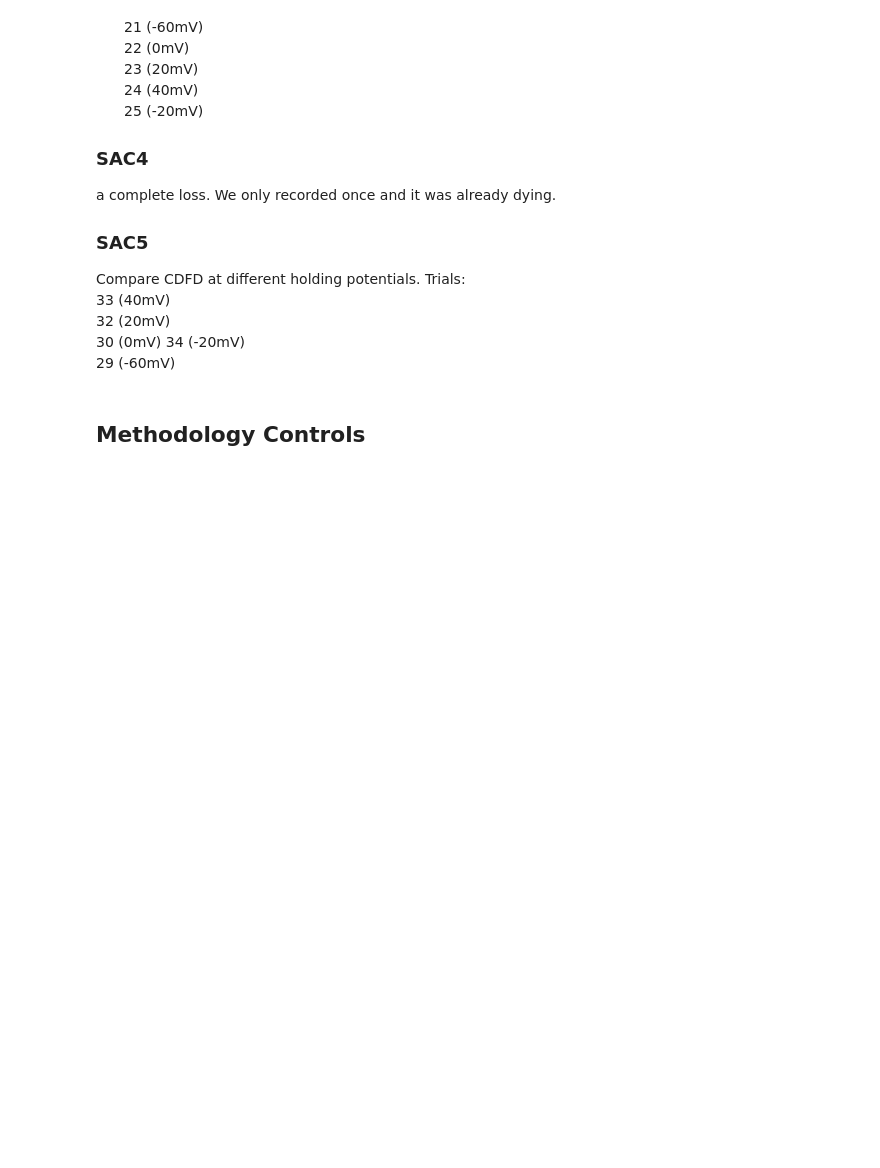
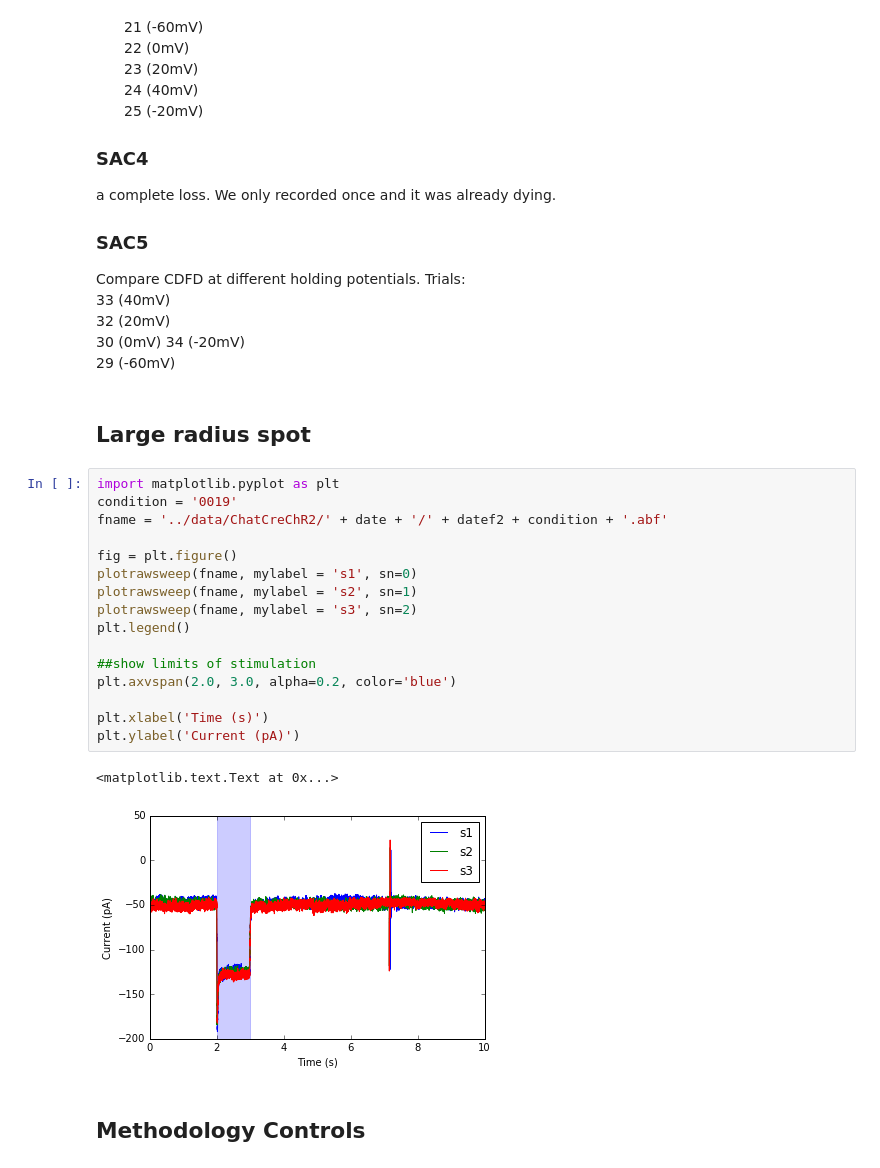
Before and after one commit to vdutell/ephysanalysis, a Jupyter notebook: vclamp.ipynb, the cells around one changed output. Cells and saved outputs as stored; diff of their text form; blank space fills up the shorter version.

```diff
--- a/vclamp.ipynb
+++ b/vclamp.ipynb
@@ -119,6 +121,27 @@ Trials:
 30 (0mV)
 34 (-20mV)
 29 (-60mV)
+# %% [markdown]
+## Large radius spot
+# %%
+import matplotlib.pyplot as plt
+condition = '0019'
+fname = '../data/ChatCreChR2/' + date + '/' + datef2 + condition + '.abf'
+
+fig = plt.figure()
+plotrawsweep(fname, mylabel = 's1', sn=0)
+plotrawsweep(fname, mylabel = 's2', sn=1)
+plotrawsweep(fname, mylabel = 's3', sn=2)
+plt.legend()
+
+##show limits of stimulation
+plt.axvspan(2.0, 3.0, alpha=0.2, color='blue')
+
+plt.xlabel('Time (s)')
+plt.ylabel('Current (pA)')
+# %% [output]
+<matplotlib.text.Text at 0x...>
+[figure, added]
 # %% [markdown]
 ## Methodology Controls
 # %% [markdown]
```
Also changed, not shown: parts of 39 cells of this notebook, 6 other files.
